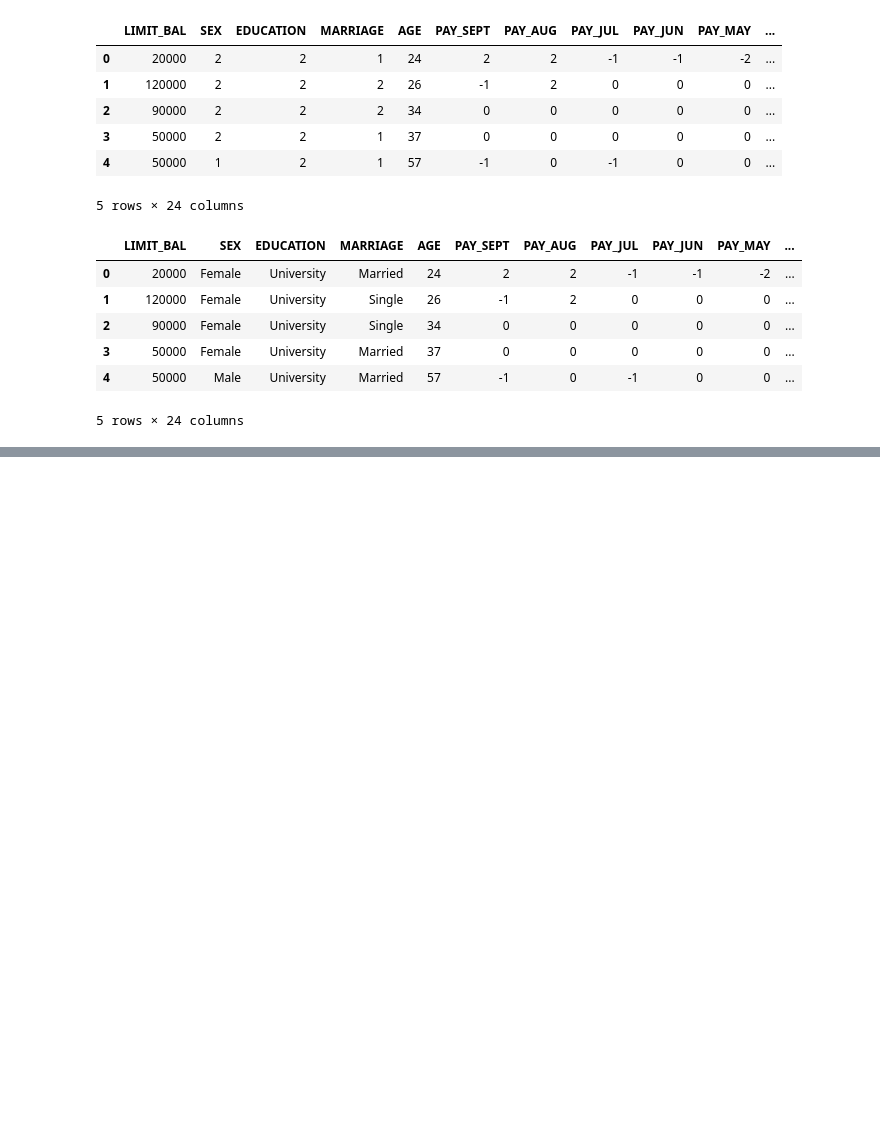
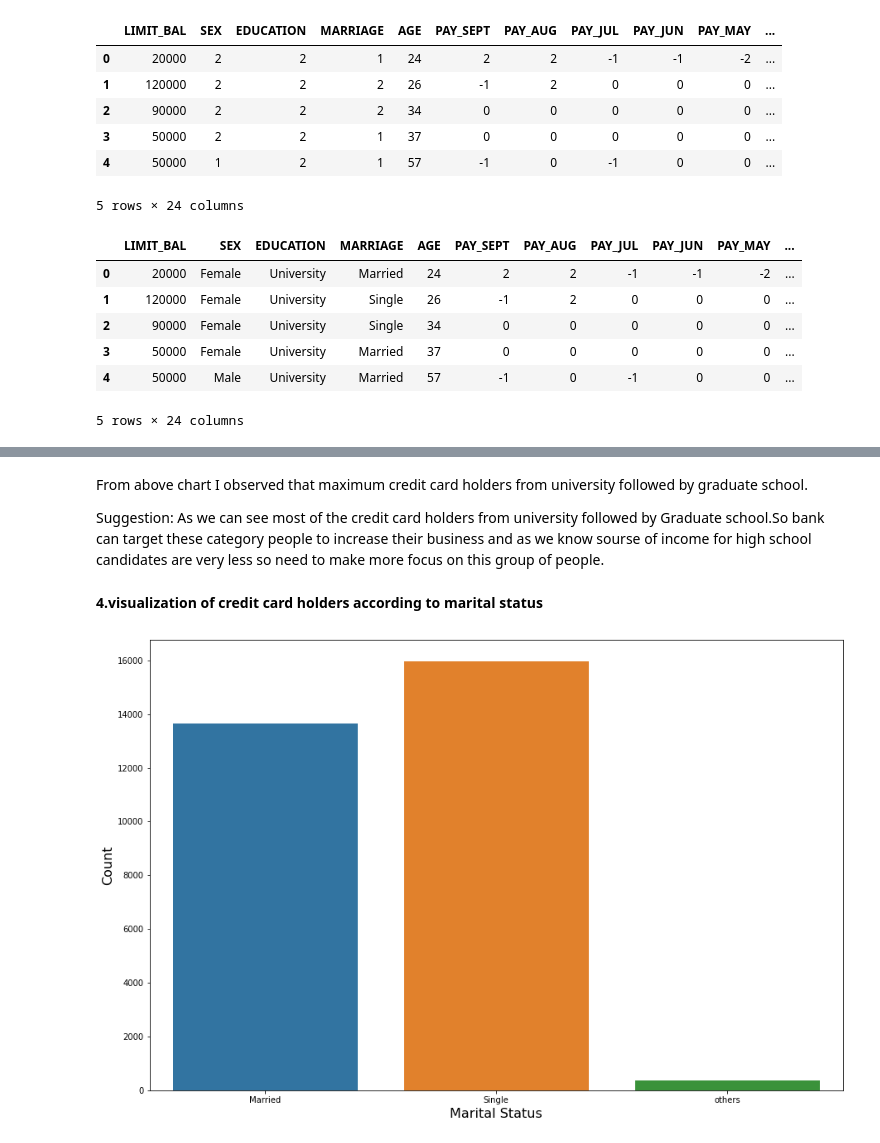
Before and after one commit to m123m12/credit-card-default-prediction, a Jupyter notebook: credit_card_default_prediction.ipynb, the cells around one changed output, grey strips where cells are left out. Cells and saved outputs as stored; diff of their text form; code cells hidden in the pictures; blank space fills up the shorter version.

```diff
--- a/credit_card_default_prediction.ipynb
+++ b/credit_card_default_prediction.ipynb
@@ -265,0 +310,16 @@ card_data.head()
+# %% [markdown]
+From above chart I observed that maximum credit card holders from university followed by graduate school.
+
+Suggestion:
+As we can see most of the credit card holders from university followed by Graduate school.So bank can target these category people to increase their business and as we know sourse of income for high school candidates are very less so need to make more focus on this group of people.
+# %% [markdown]
+**4.visualization of credit card holders according to marital status**
+# %%
+# visualization of credit card holders on their marital status
+plt.figure(figsize=(15,10))
+sns.countplot(x='MARRIAGE',data=card_data)
+plt.xlabel('Marital Status',size=16)
+plt.ylabel('Count',size=16)
+plt.show()
+# %% [output]
+[figure, added]
```
Also changed, not shown: parts of 14 cells of this notebook.
